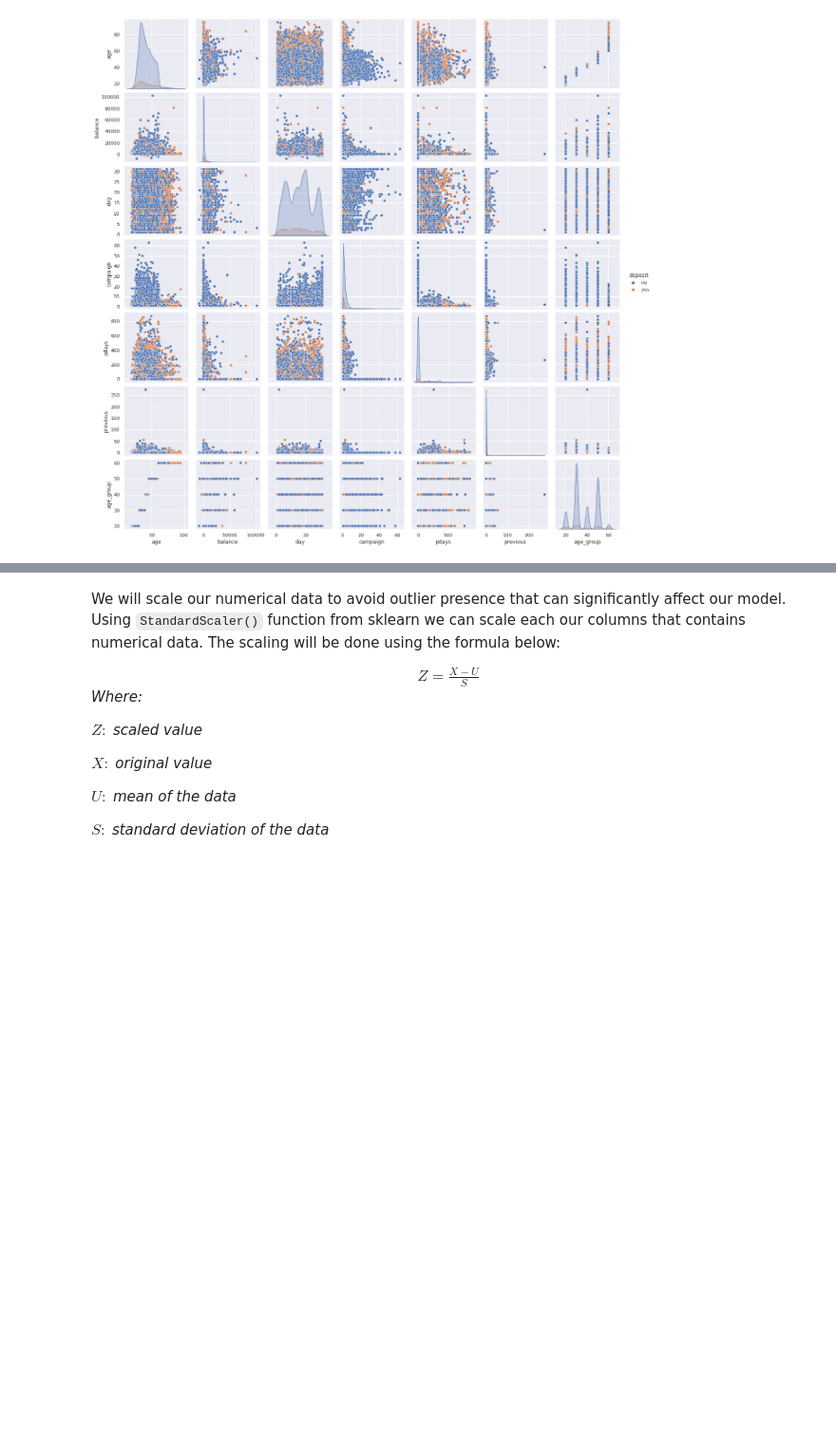
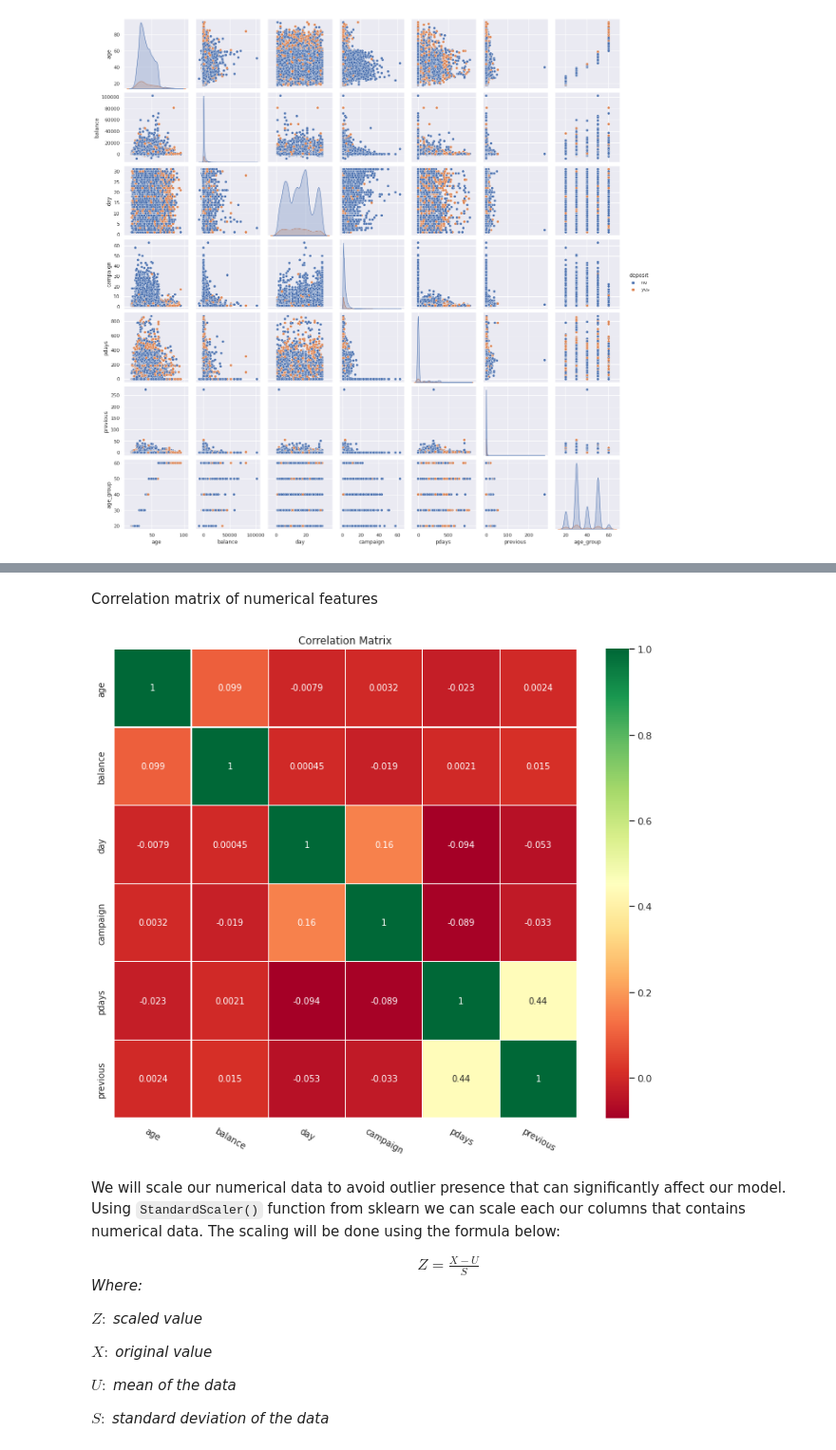
Before and after one commit to palit-ishan/Bank_Marketing_Campaign_Outcome, a Jupyter notebook: ML_Project_Notebook.ipynb, the cells around one changed output, grey strips where cells are left out. Shown at 95% size. Cells and saved outputs as stored; diff of their text form; code cells hidden in the pictures; blank space fills up the shorter version.

```diff
--- a/ML_Project_Notebook.ipynb
+++ b/ML_Project_Notebook.ipynb
@@ -109,3 +108,7 @@ Name: y, dtype: int64
+# %%
+categorical = ['job', 'marital', 'education', 'default', 'housing', 'loan', 'contact', 'month', 'poutcome']
+numerical = [x for x in df_bank_ready_train.columns.to_list() if x not in categorical]
+numerical.remove('deposit')
 # %% [markdown]
 There is class imbalance in the dataset - the number of no's are almost 8x the number of yes
 # %%
@@ -566,3 +571,18 @@ array([[<matplotlib.axes._subplots.AxesSubplot object at 0x...>,
+# %% [markdown]
+Correlation matrix of numerical features
+# %%
+corr_data = df_bank_ready_train[numerical + ['deposit']]
+corr = corr_data.corr()
+plt.close()
+cor_plot = sns.heatmap(corr,annot=True,cmap='RdYlGn',linewidths=0.2,annot_kws={'size':10})
+fig=plt.gcf()
+fig.set_size_inches(12,10)
+plt.xticks(fontsize=10,rotation=-30)
+plt.yticks(fontsize=10)
+plt.title('Correlation Matrix')
+plt.show()
+# %% [output]
+[figure, added]
 # %% [markdown]
 We will scale our numerical data to avoid outlier presence that can significantly affect our model. Using `StandardScaler()` function from sklearn we can scale each our columns that contains numerical data. The scaling will be done using the formula below:
 
```
Also changed, not shown: parts of 13 cells of this notebook.
